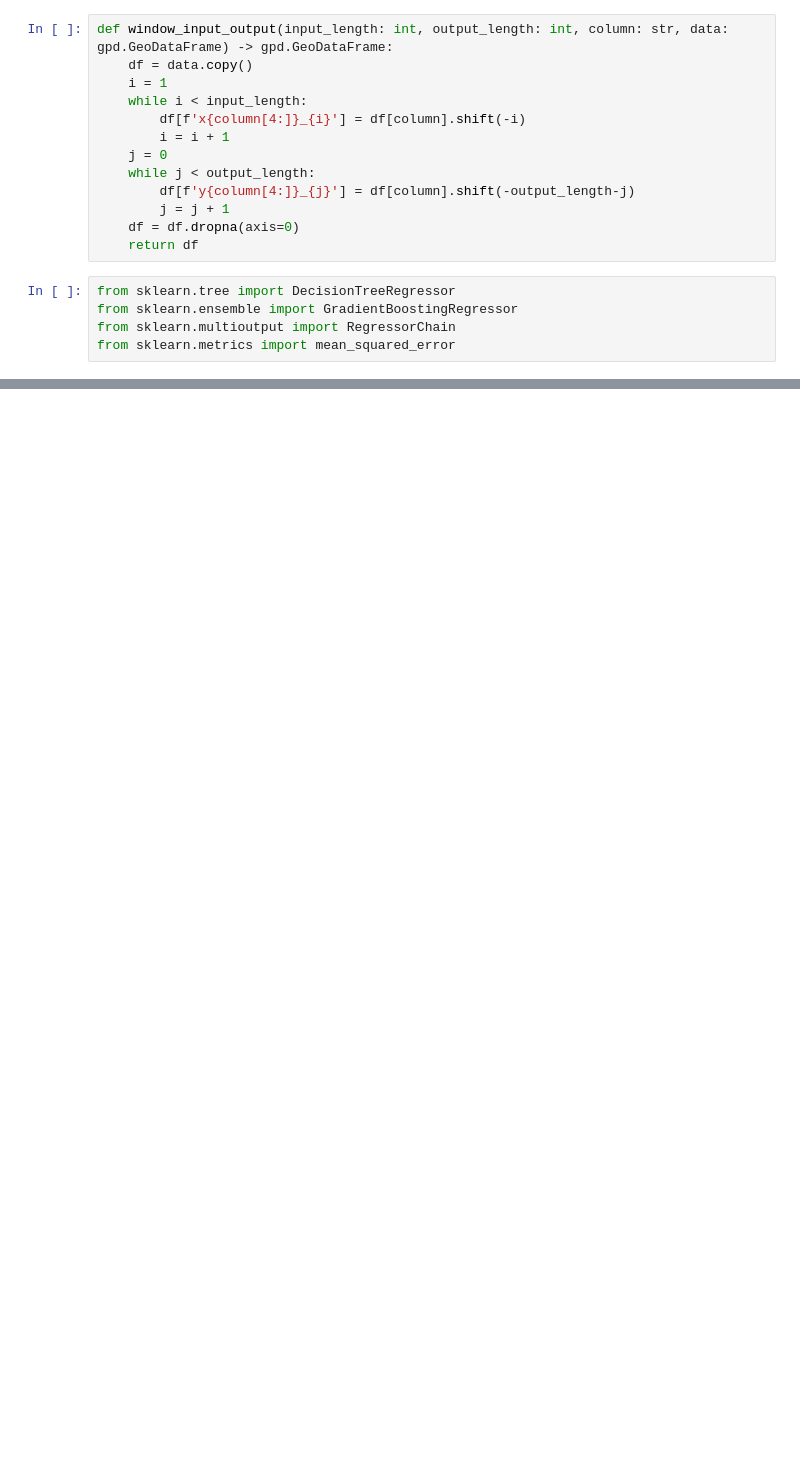
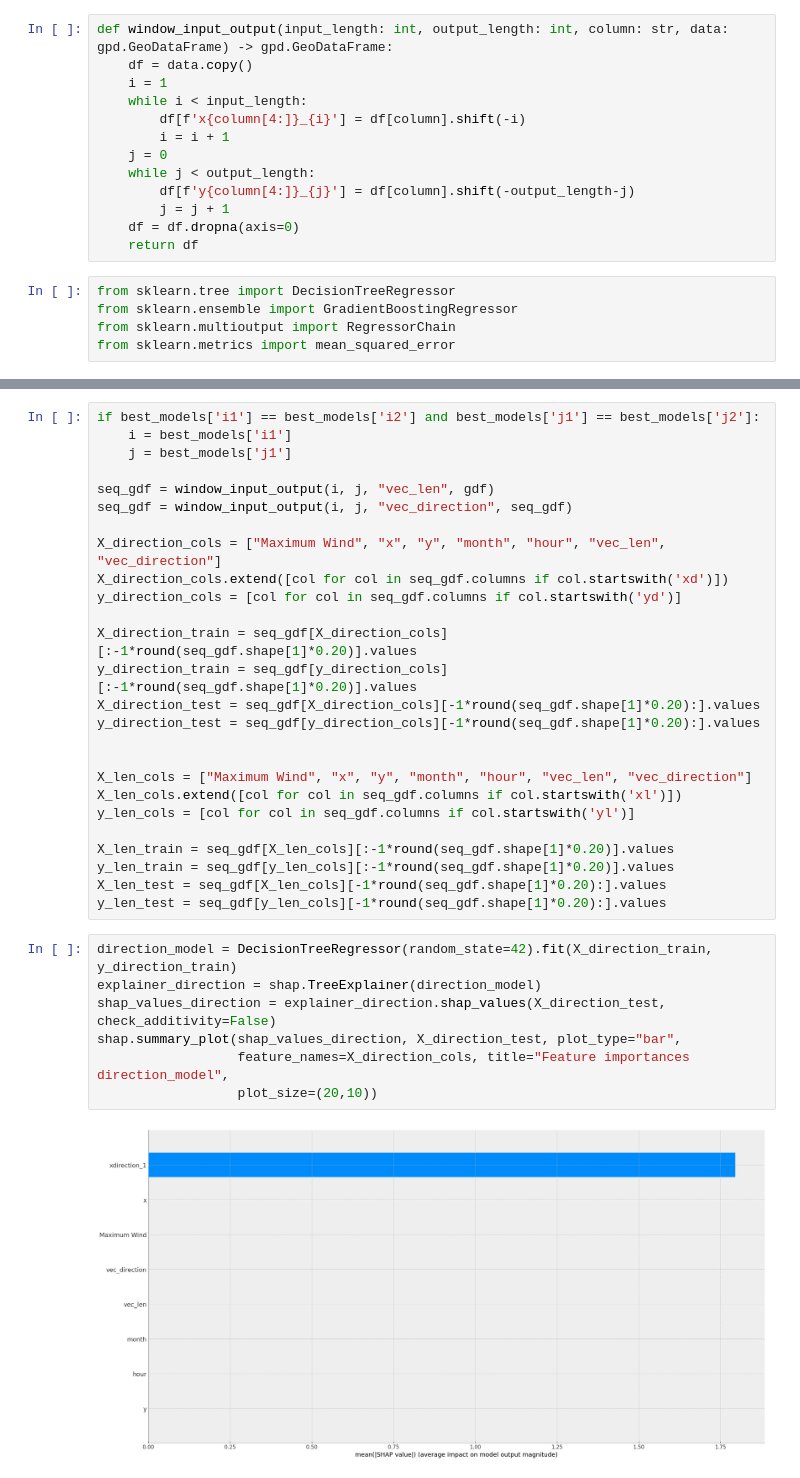
Before and after one commit to 5020hunter/Hurricane-Tracker---Final, a Jupyter notebook: hurricane_tracker.ipynb, the cells around one changed output, grey strips where cells are left out. Saved outputs shown, nothing was run; the diff lists cells and outputs as text; blank space fills up the shorter version.

```diff
--- a/hurricane_tracker.ipynb
+++ b/hurricane_tracker.ipynb
@@ -273,0 +288,35 @@ Predicting with 1 Input on 2 Outputs
+# %%
+if best_models['i1'] == best_models['i2'] and best_models['j1'] == best_models['j2']:
+    i = best_models['i1']
+    j = best_models['j1']
+
+seq_gdf = window_input_output(i, j, "vec_len", gdf)
+seq_gdf = window_input_output(i, j, "vec_direction", seq_gdf)
+
+X_direction_cols = ["Maximum Wind", "x", "y", "month", "hour", "vec_len", "vec_direction"]
+X_direction_cols.extend([col for col in seq_gdf.columns if col.startswith('xd')])
+y_direction_cols = [col for col in seq_gdf.columns if col.startswith('yd')]
+
+X_direction_train = seq_gdf[X_direction_cols][:-1*round(seq_gdf.shape[1]*0.20)].values
+y_direction_train = seq_gdf[y_direction_cols][:-1*round(seq_gdf.shape[1]*0.20)].values
+X_direction_test = seq_gdf[X_direction_cols][-1*round(seq_gdf.shape[1]*0.20):].values
+y_direction_test = seq_gdf[y_direction_cols][-1*round(seq_gdf.shape[1]*0.20):].values
+
+
+X_len_cols = ["Maximum Wind", "x", "y", "month", "hour", "vec_len", "vec_direction"]
+X_len_cols.extend([col for col in seq_gdf.columns if col.startswith('xl')])
+y_len_cols = [col for col in seq_gdf.columns if col.startswith('yl')]
+
+X_len_train = seq_gdf[X_len_cols][:-1*round(seq_gdf.shape[1]*0.20)].values
+y_len_train = seq_gdf[y_len_cols][:-1*round(seq_gdf.shape[1]*0.20)].values
+X_len_test = seq_gdf[X_len_cols][-1*round(seq_gdf.shape[1]*0.20):].values
+y_len_test = seq_gdf[y_len_cols][-1*round(seq_gdf.shape[1]*0.20):].values
+# %%
+direction_model = DecisionTreeRegressor(random_state=42).fit(X_direction_train, y_direction_train)
+explainer_direction = shap.TreeExplainer(direction_model)
+shap_values_direction = explainer_direction.shap_values(X_direction_test, check_additivity=False)
+shap.summary_plot(shap_values_direction, X_direction_test, plot_type="bar",
+                  feature_names=X_direction_cols, title="Feature importances direction_model",
+                  plot_size=(20,10))
+# %% [output]
+[figure, added]
```
Also changed, not shown: parts of 15 cells of this notebook.
